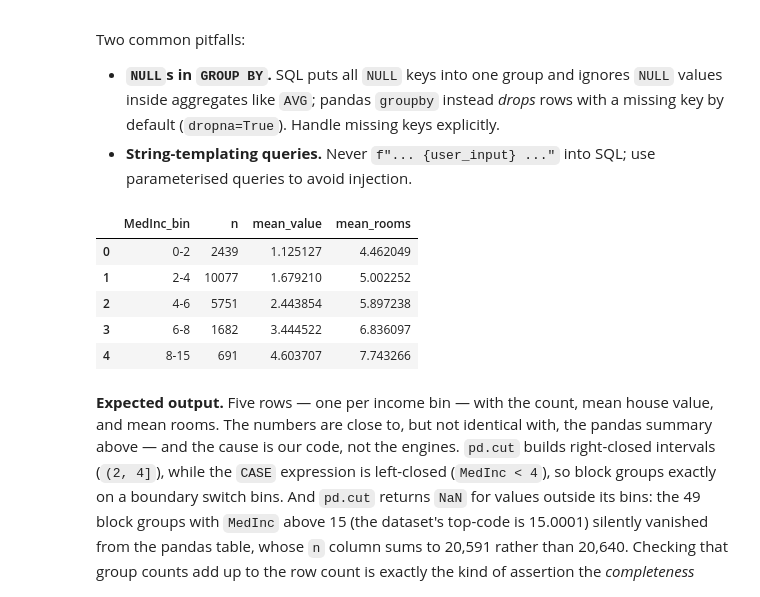
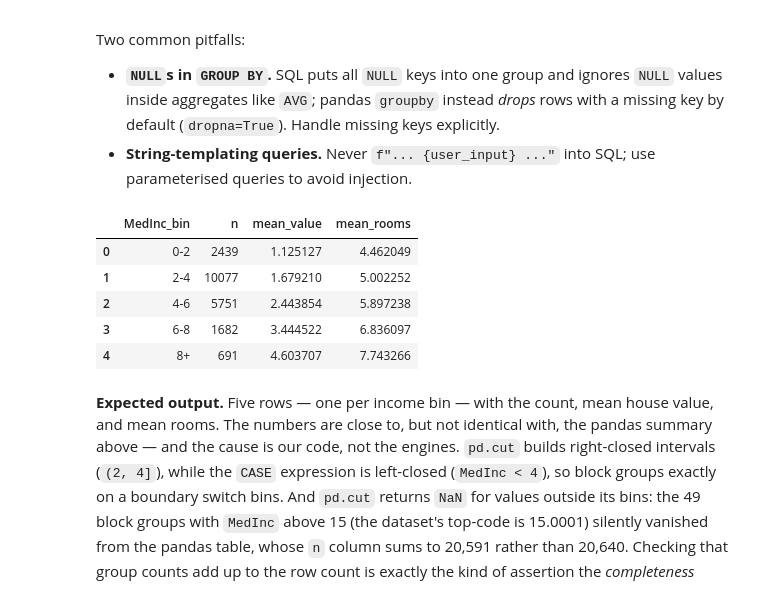
Before and after one commit to cambridge-FDS/fun_ds, a Jupyter notebook: docs/lectures/lecture_2.ipynb, the cells around one changed output. Drawn from its saved outputs; the diff is of its cells as text; code cells hidden in the pictures.

```diff
--- a/docs/lectures/lecture_2.ipynb
+++ b/docs/lectures/lecture_2.ipynb
@@ -558,34 +614,34 @@ Two common pitfalls:
 # %%
 import sqlite3
 
 conn = sqlite3.connect(":memory:")
 df_sql = df[["MedInc", "AveRooms", "MedHouseVal"]].copy()
 df_sql.to_sql("housing", conn, index=False, if_exists="replace")
 
 query = """
 SELECT
   CASE
     WHEN MedInc < 2 THEN '0-2'
     WHEN MedInc < 4 THEN '2-4'
     WHEN MedInc < 6 THEN '4-6'
     WHEN MedInc < 8 THEN '6-8'
-    ELSE '8-15'
+    ELSE '8+'
   END AS MedInc_bin,
   COUNT(*) AS n,
   AVG(MedHouseVal) AS mean_value,
   AVG(AveRooms) AS mean_rooms
 FROM housing
 GROUP BY MedInc_bin
 ORDER BY MedInc_bin
 """
 pd.read_sql_query(query, conn)
 # %% [output]
 |  | MedInc_bin | n | mean_value | mean_rooms |
 | 0 | 0-2 | 2439 | 1.125127 | 4.462049 |
 | 1 | 2-4 | 10077 | 1.679210 | 5.002252 |
 | 2 | 4-6 | 5751 | 2.443854 | 5.897238 |
 | 3 | 6-8 | 1682 | 3.444522 | 6.836097 |
-| 4 | 8-15 | 691 | 4.603707 | 7.743266 |
+| 4 | 8+ | 691 | 4.603707 | 7.743266 |
 # %% [markdown]
 **Expected output.** Five rows — one per income bin — with the count, mean house value, and mean rooms. The numbers are close to, but not identical with, the pandas summary above — and the cause is our code, not the engines. `pd.cut` builds right-closed intervals (`(2, 4]`), while the `CASE` expression is left-closed (`MedInc < 4`), so block groups exactly on a boundary switch bins. And `pd.cut` returns `NaN` for values outside its bins: the 49 block groups with `MedInc` above 15 (the dataset's top-code is 15.0001) silently vanished from the pandas table, whose `n` column sums to 20,591 rather than 20,640. Checking that group counts add up to the row count is exactly the kind of assertion the *completeness* dimension calls for.
 
```
Also changed, not shown: parts of 18 cells of this notebook, 35 other files.
